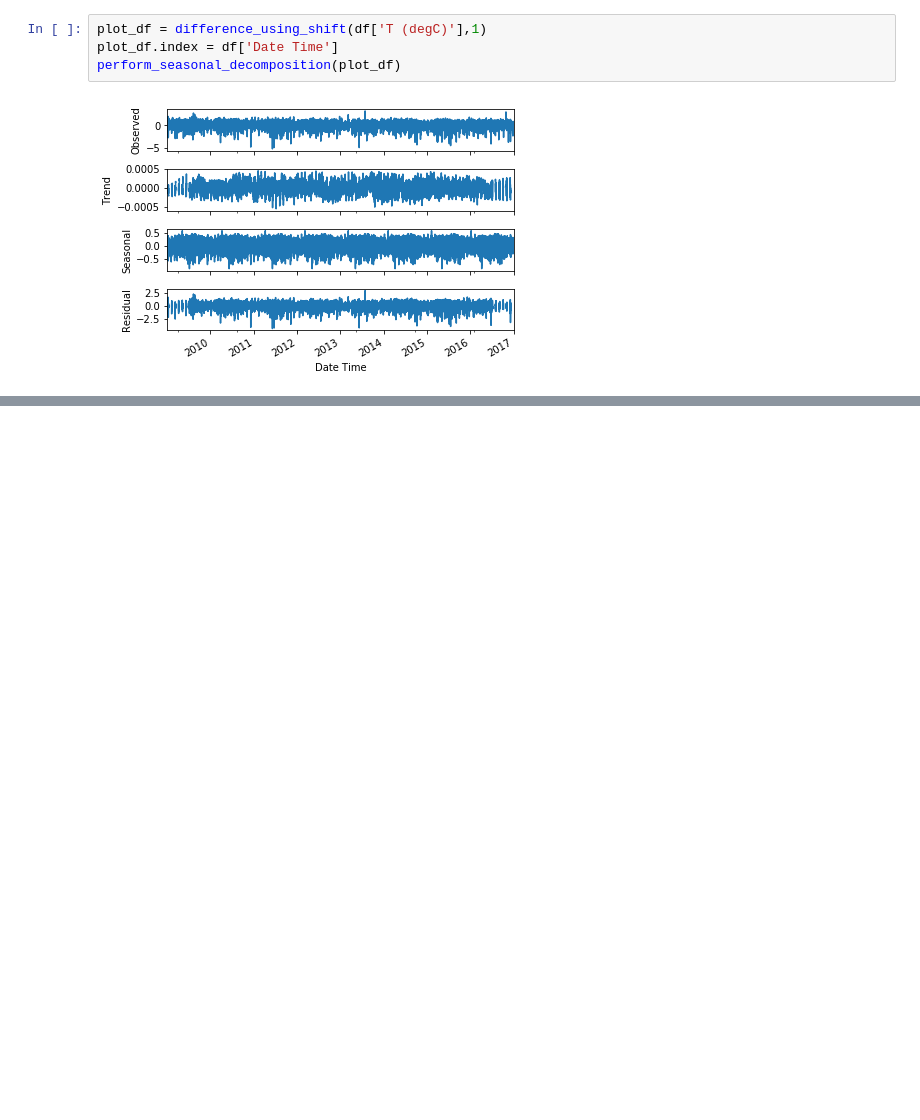
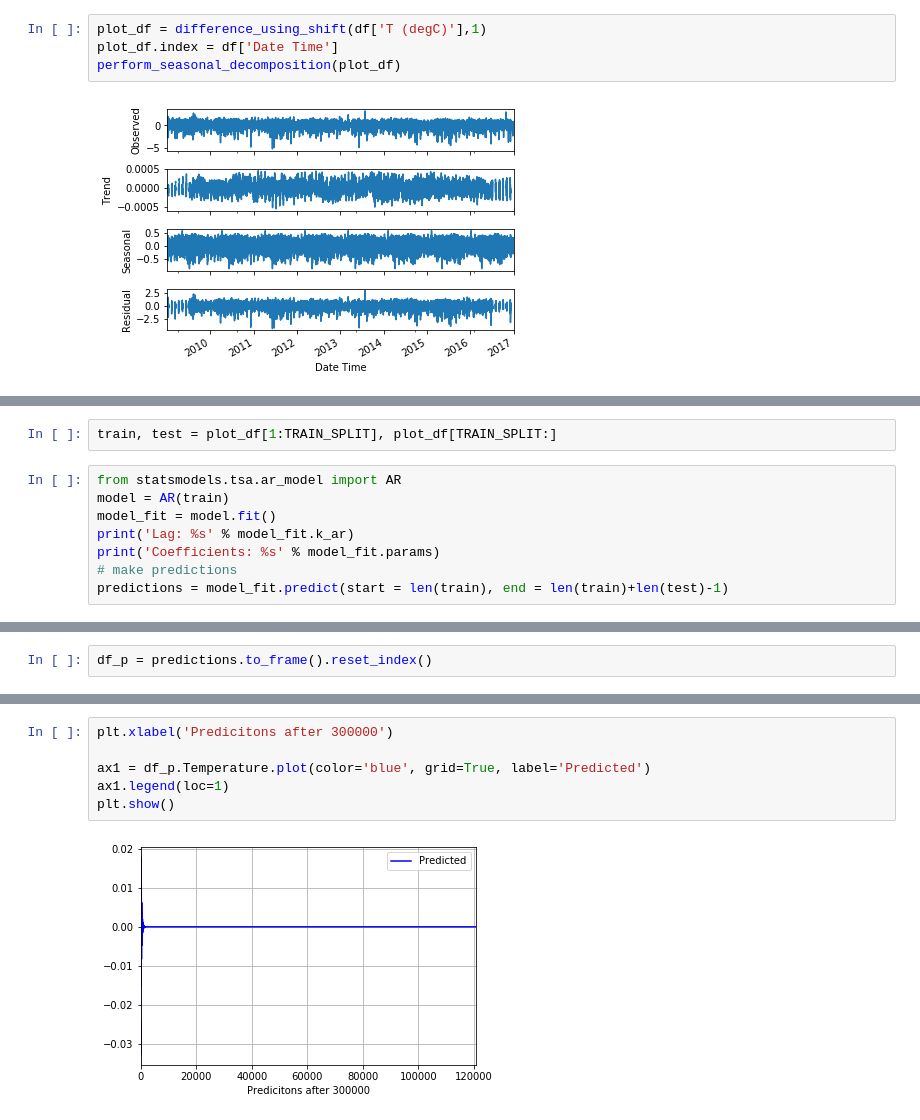
Before and after one commit to scherala/365DaysOfCoding, a Jupyter notebook: Time Series Forecasting -1.ipynb, the cells around one changed output, grey strips where cells are left out. Cells and saved outputs as stored; diff of their text form; blank space fills up the shorter version.

Commit message:
AR Models

```diff
--- a/Time Series Forecasting -1.ipynb
+++ b/Time Series Forecasting -1.ipynb
@@ -157,0 +160,10 @@ perform_seasonal_decomposition(plot_df)
+# %%
+train, test = plot_df[1:TRAIN_SPLIT], plot_df[TRAIN_SPLIT:]
+# %%
+from statsmodels.tsa.ar_model import AR
+model = AR(train)
+model_fit = model.fit()
+print('Lag: %s' % model_fit.k_ar)
+print('Coefficients: %s' % model_fit.params)
+# make predictions
+predictions = model_fit.predict(start = len(train), end = len(train)+len(test)-1)
@@ -157,0 +192,2 @@ perform_seasonal_decomposition(plot_df)
+# %%
+df_p = predictions.to_frame().reset_index()
@@ -157,0 +234,8 @@ perform_seasonal_decomposition(plot_df)
+# %%
+plt.xlabel('Predicitons after 300000')
+
+ax1 = df_p.Temperature.plot(color='blue', grid=True, label='Predicted')
+ax1.legend(loc=1)
+plt.show()
+# %% [output]
+[figure, added]
```
Also changed, not shown: parts of 13 cells of this notebook.
